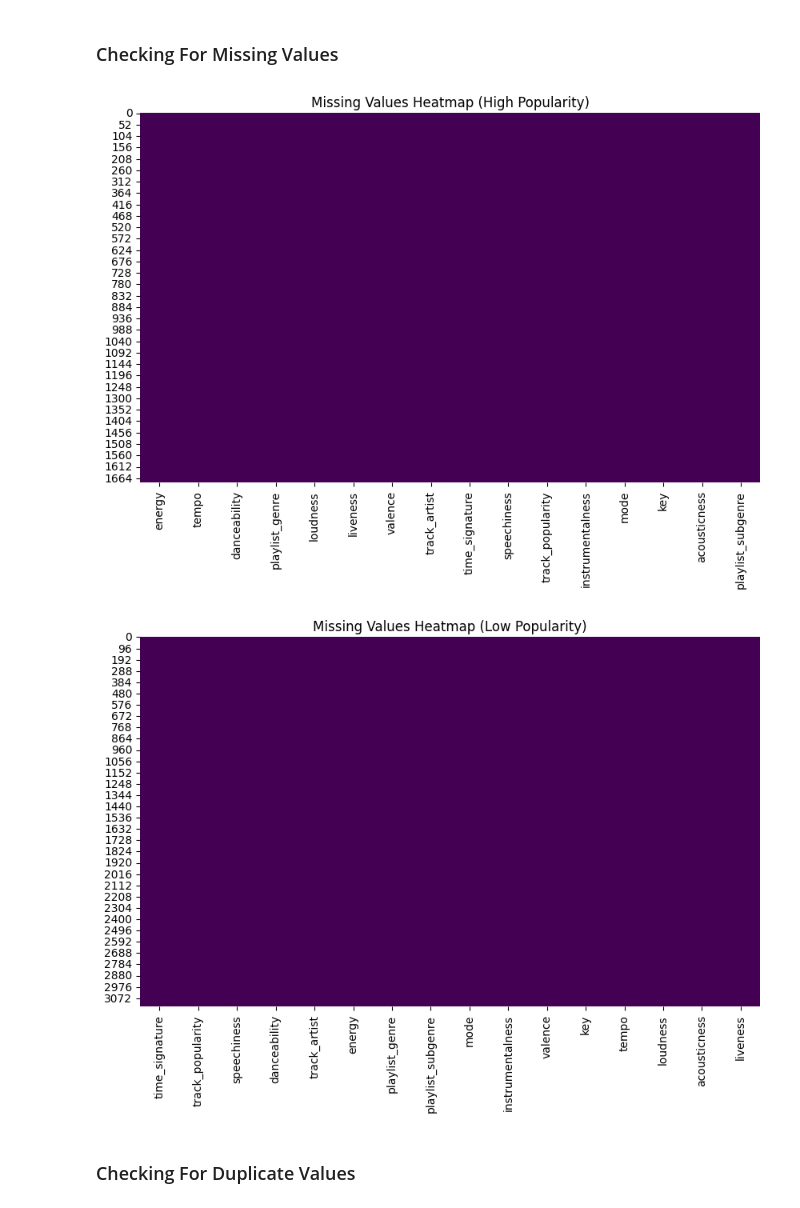
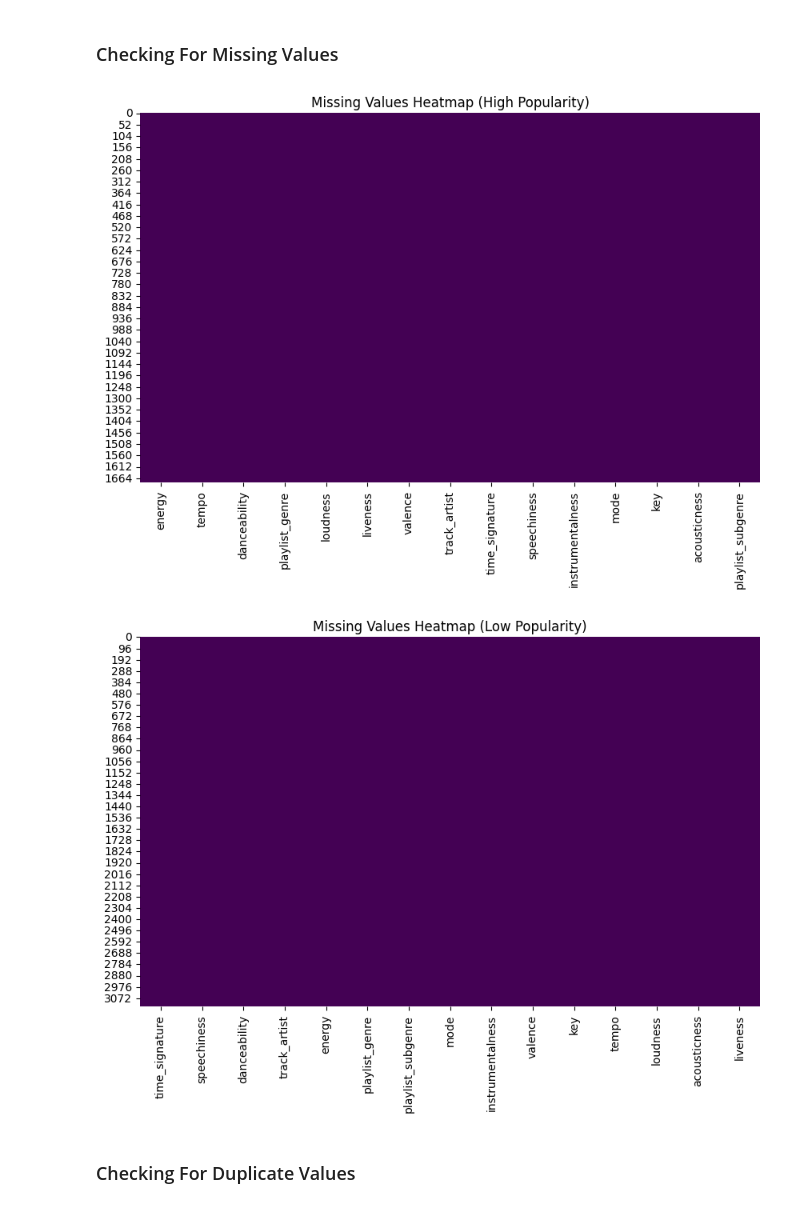
Before and after one commit to gregorysarrouf/spotify-ml, a Jupyter notebook: src/data-vis.ipynb, the cells around one changed output. Drawn from its saved outputs; the diff is of its cells as text; code cells hidden in the pictures.

Commit message:
Remove track_popularity feature

```diff
--- a/src/data-vis.ipynb
+++ b/src/data-vis.ipynb
@@ -18,8 +18,8 @@ from imblearn.under_sampling import RandomUnderSampler
 ### Checking For Missing Values
 # %%
 # Read data
-high_df = pd.read_csv("high_popularity_spotify_data.csv")
-low_df = pd.read_csv("low_popularity_spotify_data.csv")
+high_df = pd.read_csv("../data/high_popularity_spotify_data.csv")
+low_df = pd.read_csv("../data/low_popularity_spotify_data.csv")
 
 # Remove unneeded features
 high_df = high_df.drop(columns=[
@@ -35,39 +35,41 @@ high_df = high_df.drop(columns=[
     "duration_ms",
     "id",
     "playlist_id",
-    "type"
+    "type",
+    "track_popularity"
 ])
 
 low_df = low_df.drop(columns=[
     "track_href",
     "uri",
     "track_album_name",
     "playlist_name",
     "analysis_url",
     "track_id",
     "track_name",
     "track_album_release_date",
     "track_album_id",
     "duration_ms",
     "id",
     "playlist_id",
-    "type"
+    "type",
+    "track_popularity"
 ])
 
 # Plot high popularity data heatmap
 plt.figure(figsize=(10,6))
 sns.heatmap(high_df.isnull(), cbar=False, cmap='viridis')
 plt.title("Missing Values Heatmap (High Popularity)")
 plt.show()
 
 # Plot low popularity data heatmap
 plt.figure(figsize=(10, 6))
 sns.heatmap(low_df.isnull(), cbar=False, cmap='viridis')
 plt.title("Missing Values Heatmap (Low Popularity)")
 plt.show()
 # %% [output]
-[figure, old version]
+[figure, new version]
-[figure, old version]
+[figure, new version]
 # %% [markdown]
 ### Checking For Duplicate Values
 # %%
```
Also changed, not shown: parts of 2 cells of this notebook.
